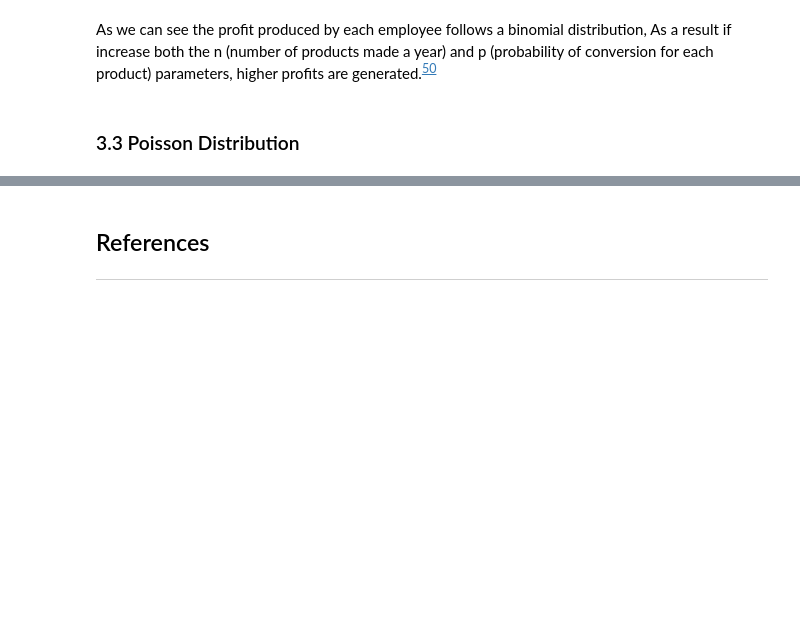
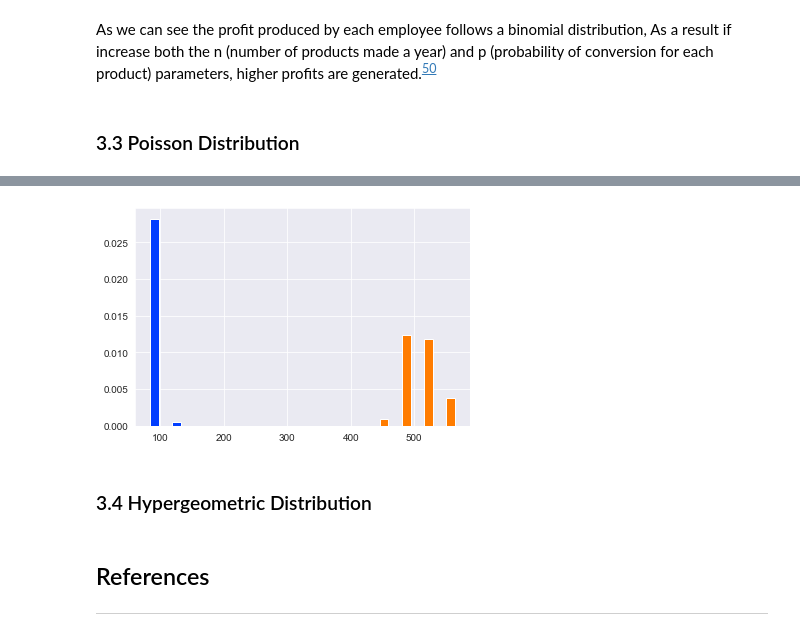
Before and after one commit to JPLee01/Programming_for_Data_Analysis-Assignment, a Jupyter notebook: Programming_for_Data_Analysis-Assignment.ipynb, the cells around one changed output, grey strips where cells are left out. Saved outputs shown, nothing was run; the diff lists cells and outputs as text; code cells hidden in the pictures; blank space fills up the shorter version.

```diff
--- a/Programming_for_Data_Analysis-Assignment.ipynb
+++ b/Programming_for_Data_Analysis-Assignment.ipynb
@@ -635,3 +649,21 @@ Euler's Constant refered above is a mathematical expression for the limit of the
+# %%
+#The average number of major storms in your city is 2 per year. What is the probability that exactly 3 storms will hit your city next year?
+
+#Figure out the components you need to put into the equation.
+
+#μ = 2 (average number of storms per year, historically)
+#x = 3 (the number of storms we think might hit next year)
+#e = 2.71828 (e is Euler’s number, a constant)
+
+#s = rng.poisson(lam=(100., 500.), size=(100, 2))
+#count, bins, ignored = plt.hist(s, 14, density=True)
+#plt.show()
+
+Need ro relook at
+# %% [output]
+[figure, added]
+# %% [markdown]
+### 3.4 Hypergeometric Distribution
 # %% [markdown]
 ## References
 ----------------------------------------------------
```
Also changed, not shown: parts of 38 cells of this notebook.
